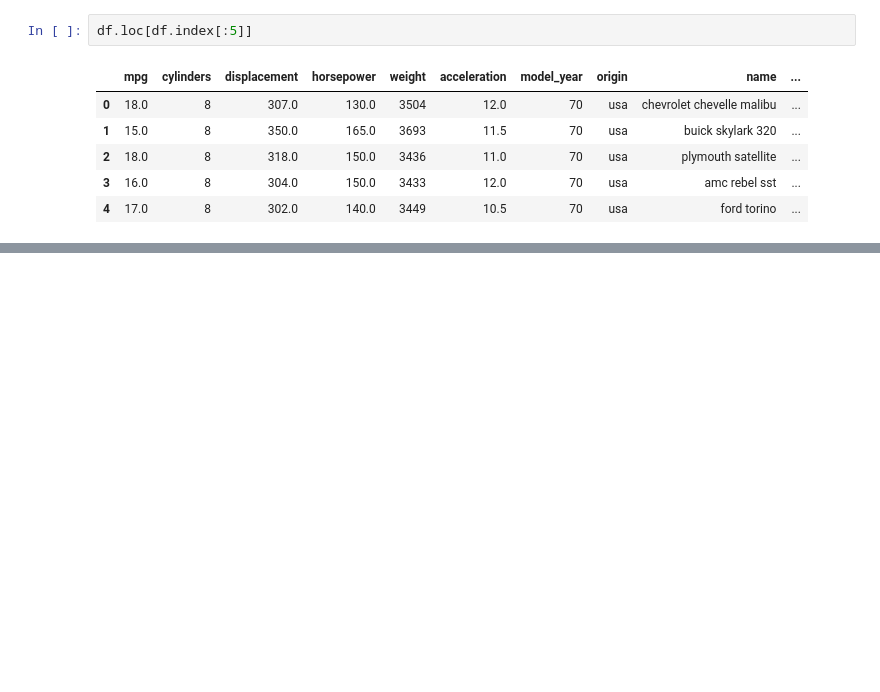
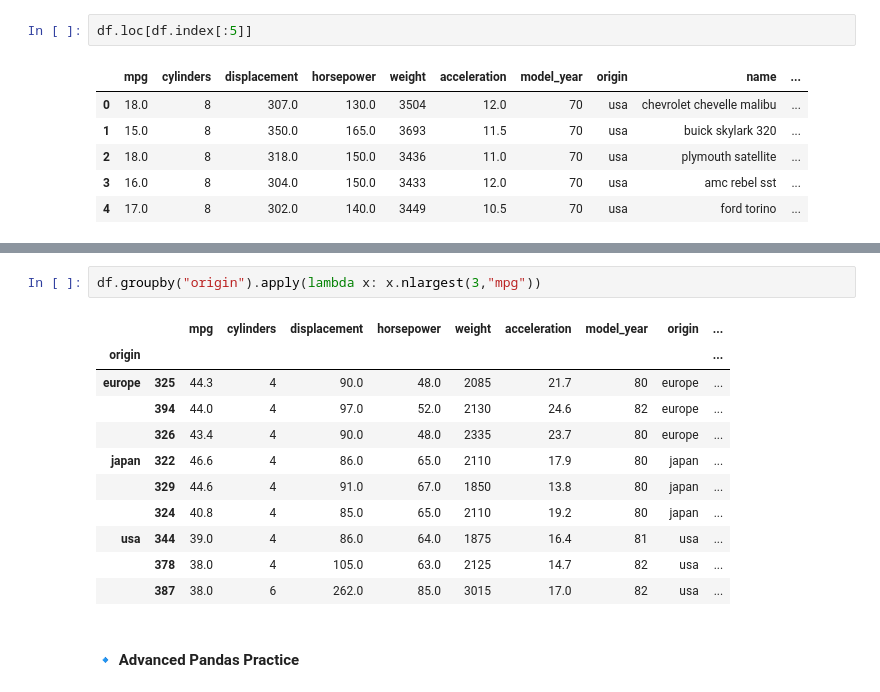
Before and after one commit to geershatisaxena/mpg-Data-Analysis, a Jupyter notebook: pandas.ipynb, the cells around one changed output, grey strips where cells are left out. Drawn from its saved outputs; the diff is of its cells as text; blank space fills up the shorter version.

Commit message:
Pandas Finalize

```diff
--- a/pandas.ipynb
+++ b/pandas.ipynb
@@ -1114,0 +1199,16 @@ df.loc[df.index[:5]]
+# %%
+df.groupby("origin").apply(lambda x: x.nlargest(3,"mpg"))
+# %% [output]
+|  |  | mpg | cylinders | displacement | horsepower | weight | acceleration | model_year | origin | ... |
+| origin |  |  |  |  |  |  |  |  |  | ... |
+| europe | 325 | 44.3 | 4 | 90.0 | 48.0 | 2085 | 21.7 | 80 | europe | ... |
+|  | 394 | 44.0 | 4 | 97.0 | 52.0 | 2130 | 24.6 | 82 | europe | ... |
+|  | 326 | 43.4 | 4 | 90.0 | 48.0 | 2335 | 23.7 | 80 | europe | ... |
+| japan | 322 | 46.6 | 4 | 86.0 | 65.0 | 2110 | 17.9 | 80 | japan | ... |
+|  | 329 | 44.6 | 4 | 91.0 | 67.0 | 1850 | 13.8 | 80 | japan | ... |
+|  | 324 | 40.8 | 4 | 85.0 | 65.0 | 2110 | 19.2 | 80 | japan | ... |
+| usa | 344 | 39.0 | 4 | 86.0 | 64.0 | 1875 | 16.4 | 81 | usa | ... |
+|  | 378 | 38.0 | 4 | 105.0 | 63.0 | 2125 | 14.7 | 82 | usa | ... |
+|  | 387 | 38.0 | 6 | 262.0 | 85.0 | 3015 | 17.0 | 82 | usa | ... |
+# %% [markdown]
+#### **🔹 Advanced Pandas Practice**
```
Also changed, not shown: parts of 31 cells of this notebook.
